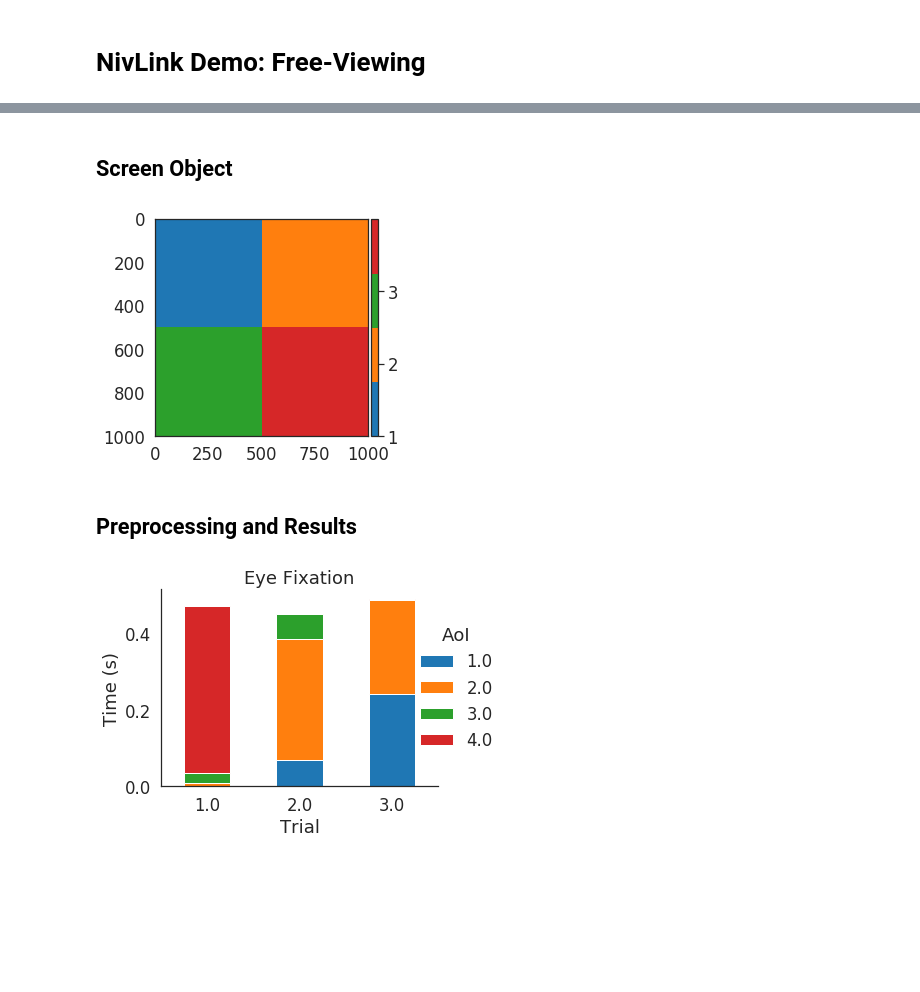
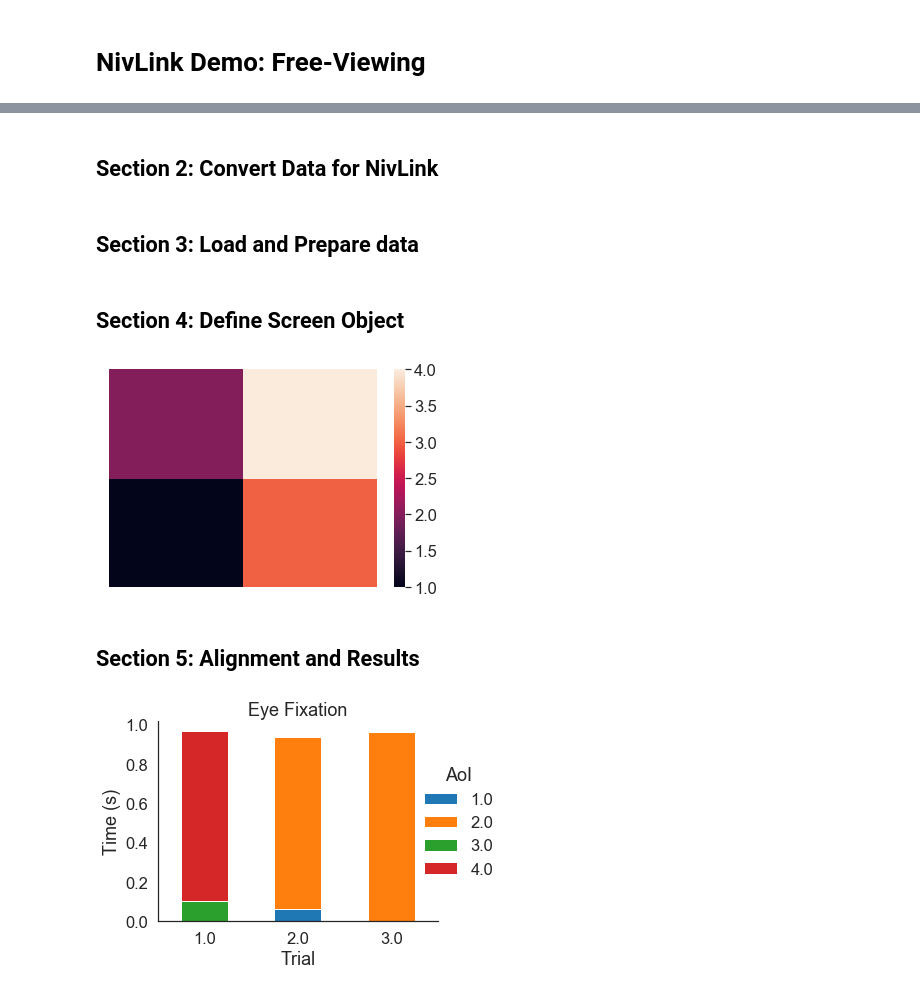
Before and after one commit to nivlab/NivLink, a Jupyter notebook: demos/demo_simulated_data.ipynb, the cells around one changed output, grey strips where cells are left out. Cells and saved outputs as stored; diff of their text form; code cells hidden in the pictures; blank space fills up the shorter version.

```diff
--- a/demos/demo_simulated_data.ipynb
+++ b/demos/demo_simulated_data.ipynb
@@ -60,0 +61,2 @@ plt.tight_layout()
+# %% [markdown]
+## Section 2: Convert Data for NivLink
@@ -60,0 +87,2 @@ plt.tight_layout()
+# %% [markdown]
+## Section 3: Load and Prepare data
@@ -61,27 +100,28 @@ plt.tight_layout()
 # %% [markdown]
-## Screen Object
+## Section 4: Define Screen Object
 # %%
-from nivlink import ScreenInfo
+from nivlink import Screen
 
 #~~~~~~~~~~~~~~~~~~~~~~~~~~~~~~~~~~~~~~~~~~#
 ### Define areas of interest.
 #~~~~~~~~~~~~~~~~~~~~~~~~~~~~~~~~~~~~~~~~~~#
 
 ## Initialize object.
-info = ScreenInfo(xdim, ydim, 500)
+screen = Screen(xdim, ydim, 1)
 
 ## Add areas of interest.
-info.add_rectangle_aoi(0, xdim/2, 0, ydim/2)
-info.add_rectangle_aoi(xdim/2, xdim, 0, ydim/2)
-info.add_rectangle_aoi(0, xdim/2, ydim/2, ydim)
-info.add_rectangle_aoi(xdim/2, xdim, ydim/2, ydim)
+screen.add_rectangle_aoi(0, xdim/2, 0, ydim/2)
+screen.add_rectangle_aoi(xdim/2, xdim, 0, ydim/2)
+screen.add_rectangle_aoi(0, xdim/2, ydim/2, ydim)
+screen.add_rectangle_aoi(xdim/2, xdim, ydim/2, ydim)
 
 ## Plot areas of interest.
-info.plot_aoi(height=4, ticks=True);
+ax = sns.heatmap(screen.indices.squeeze(), xticklabels=[], yticklabels=[])
+ax.invert_yaxis()
 # %% [output]
-[figure, old version]
+[figure, new version]
 # %% [markdown]
-## Preprocessing and Results
+## Section 5: Alignment and Results
 # %%
 from nivlink import align_to_aoi, compute_fixations
 
@@ -89,13 +129,13 @@ from nivlink import align_to_aoi, compute_fixations
 ### Align to areas of interest.
 #~~~~~~~~~~~~~~~~~~~~~~~~~~~~~~~~~~~~~~~~~~#
 
-aligned = align_to_aoi(eyepos, info)
+aligned = align_to_aoi(epochs, screen, np.array([1,1,1]))
 
 #~~~~~~~~~~~~~~~~~~~~~~~~~~~~~~~~~~~~~~~~~~#
 ### Compute fixations.
 #~~~~~~~~~~~~~~~~~~~~~~~~~~~~~~~~~~~~~~~~~~#
 
-fixations = compute_fixations(aligned, info)
+fixations = compute_fixations(aligned, epochs.times)
 
 #~~~~~~~~~~~~~~~~~~~~~~~~~~~~~~~~~~~~~~~~~~#
 ### Plot fixations.
@@ -114,4 +154,4 @@ legend.get_title().set_fontsize('18')
 sns.despine()
 plt.tight_layout()
 # %% [output]
-[figure, old version]
+[figure, new version]
```
Also changed, not shown: parts of 4 cells of this notebook, 31 other files.
